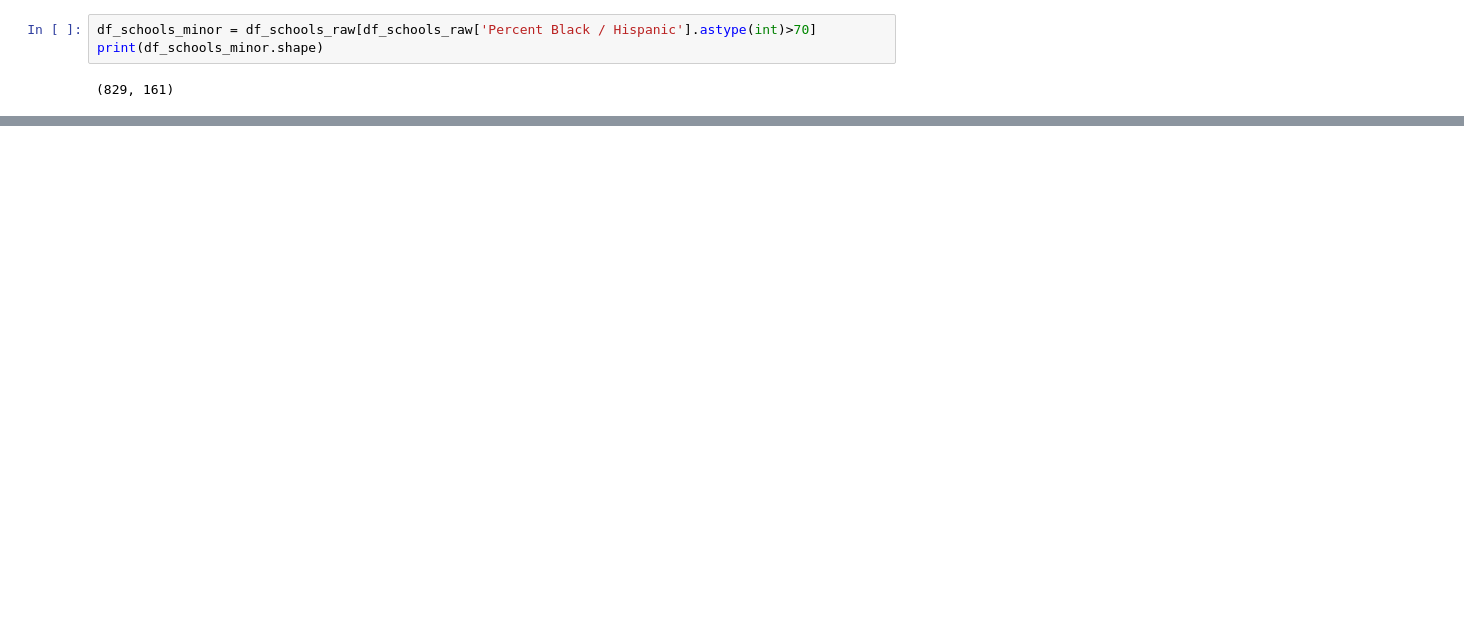
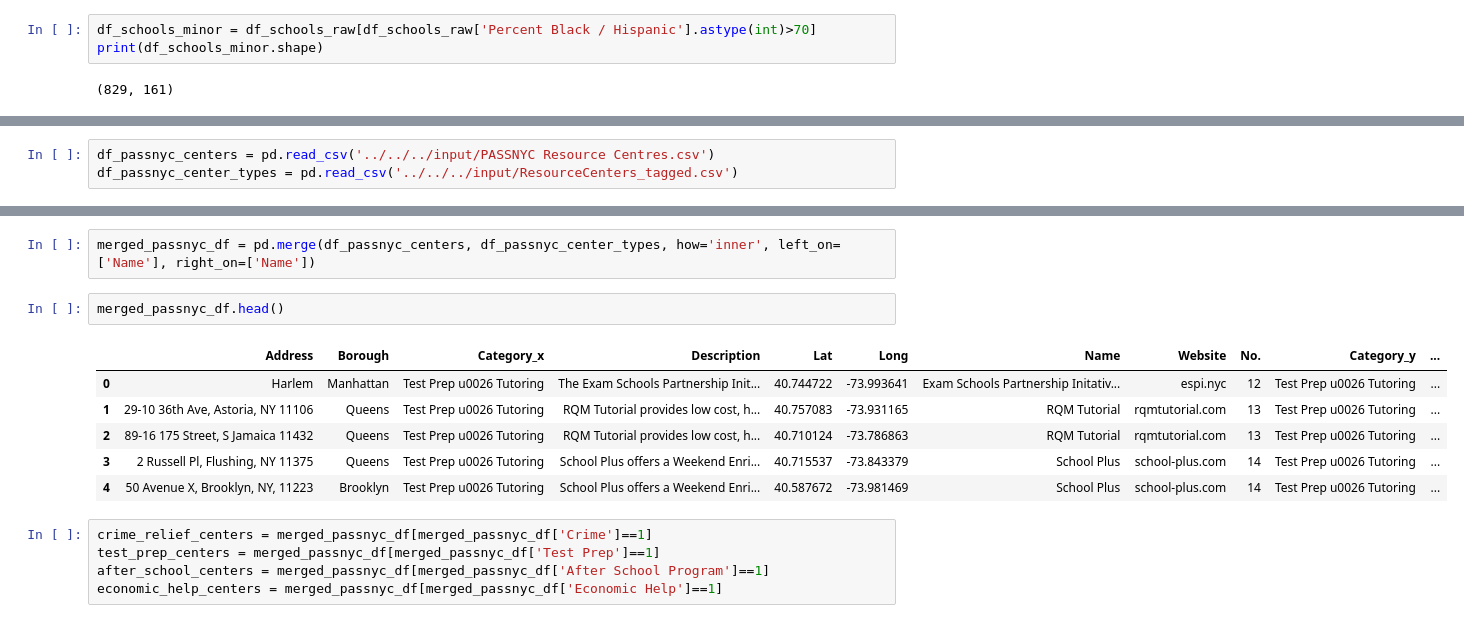
Before and after one commit to infocusp/passnyc_data_science_for_good, a Jupyter notebook: code/sandbox/falak/ds_for_good-Twisha_Experiments.ipynb, the cells around one changed output, grey strips where cells are left out. Drawn from its saved outputs; the diff is of its cells as text; blank space fills up the shorter version.

Commit message:
adding the data for PASSNYC resource centers

```diff
--- a/code/sandbox/falak/ds_for_good-Twisha_Experiments.ipynb
+++ b/code/sandbox/falak/ds_for_good-Twisha_Experiments.ipynb
@@ -1259,0 +1253,3 @@ print thres_minority.value
+# %%
+df_passnyc_centers = pd.read_csv('../../../input/PASSNYC Resource Centres.csv')
+df_passnyc_center_types = pd.read_csv('../../../input/ResourceCenters_tagged.csv')
@@ -1259,0 +1282,16 @@ print thres_minority.value
+# %%
+merged_passnyc_df = pd.merge(df_passnyc_centers, df_passnyc_center_types, how='inner', left_on=['Name'], right_on=['Name'])
+# %%
+merged_passnyc_df.head()
+# %% [output]
+|  | Address | Borough | Category_x | Description | Lat | Long | Name | Website | No. | Category_y | ... |
+| 0 | Harlem | Manhattan | Test Prep u0026 Tutoring | The Exam Schools Partnership Init... | 40.744722 | -73.993641 | Exam Schools Partnership Initativ... | espi.nyc | 12 | Test Prep u0026 Tutoring | ... |
+| 1 | 29-10 36th Ave, Astoria, NY 11106 | Queens | Test Prep u0026 Tutoring | RQM Tutorial provides low cost, h... | 40.757083 | -73.931165 | RQM Tutorial | rqmtutorial.com | 13 | Test Prep u0026 Tutoring | ... |
+| 2 | 89-16 175 Street, S Jamaica 11432 | Queens | Test Prep u0026 Tutoring | RQM Tutorial provides low cost, h... | 40.710124 | -73.786863 | RQM Tutorial | rqmtutorial.com | 13 | Test Prep u0026 Tutoring | ... |
+| 3 | 2 Russell Pl, Flushing, NY 11375 | Queens | Test Prep u0026 Tutoring | School Plus offers a Weekend Enri... | 40.715537 | -73.843379 | School Plus | school-plus.com | 14 | Test Prep u0026 Tutoring | ... |
+| 4 | 50 Avenue X, Brooklyn, NY, 11223 | Brooklyn | Test Prep u0026 Tutoring | School Plus offers a Weekend Enri... | 40.587672 | -73.981469 | School Plus | school-plus.com | 14 | Test Prep u0026 Tutoring | ... |
+# %%
+crime_relief_centers = merged_passnyc_df[merged_passnyc_df['Crime']==1]
+test_prep_centers = merged_passnyc_df[merged_passnyc_df['Test Prep']==1]
+after_school_centers = merged_passnyc_df[merged_passnyc_df['After School Program']==1]
+economic_help_centers = merged_passnyc_df[merged_passnyc_df['Economic Help']==1]
```
Also changed, not shown: parts of 17 cells of this notebook.
